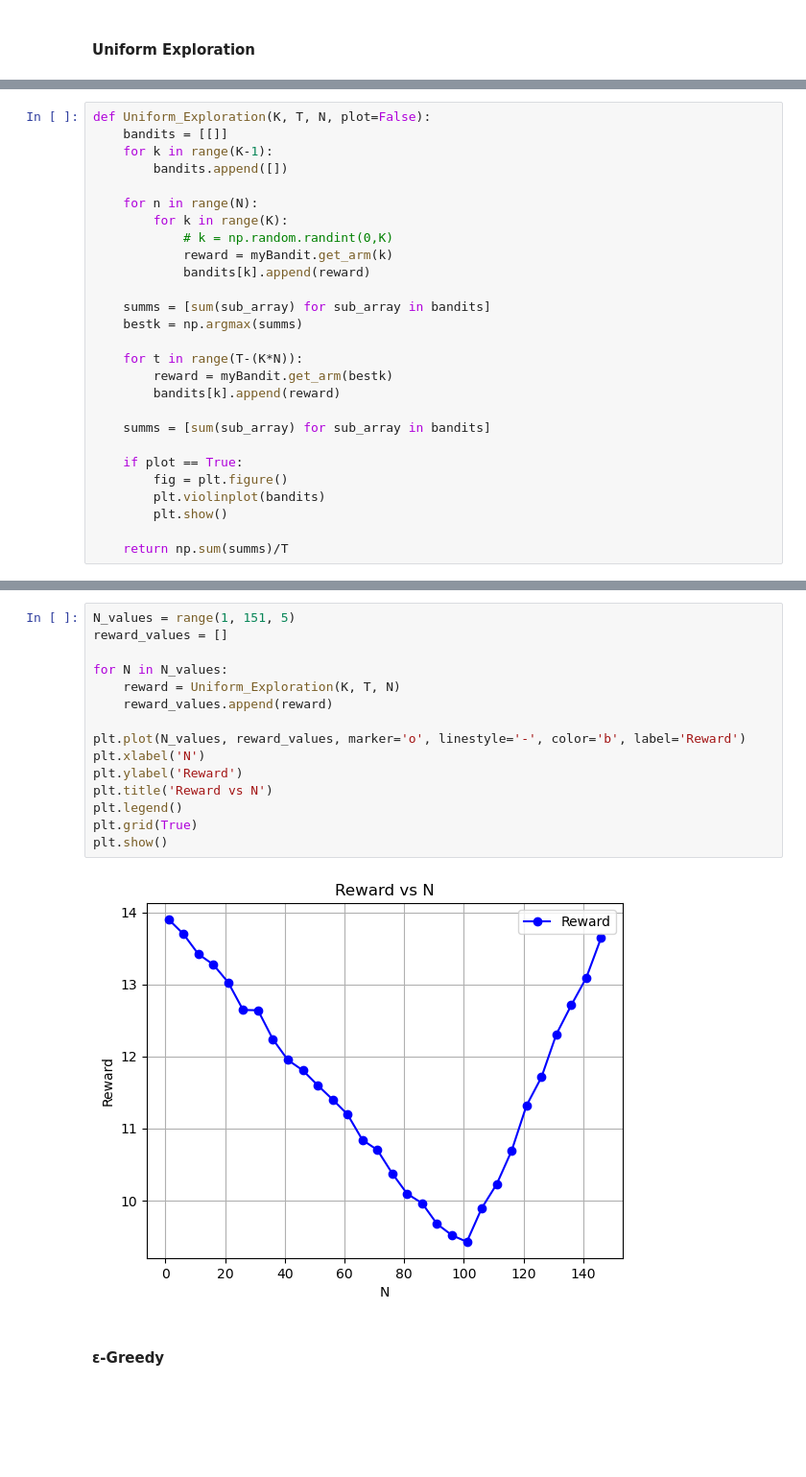
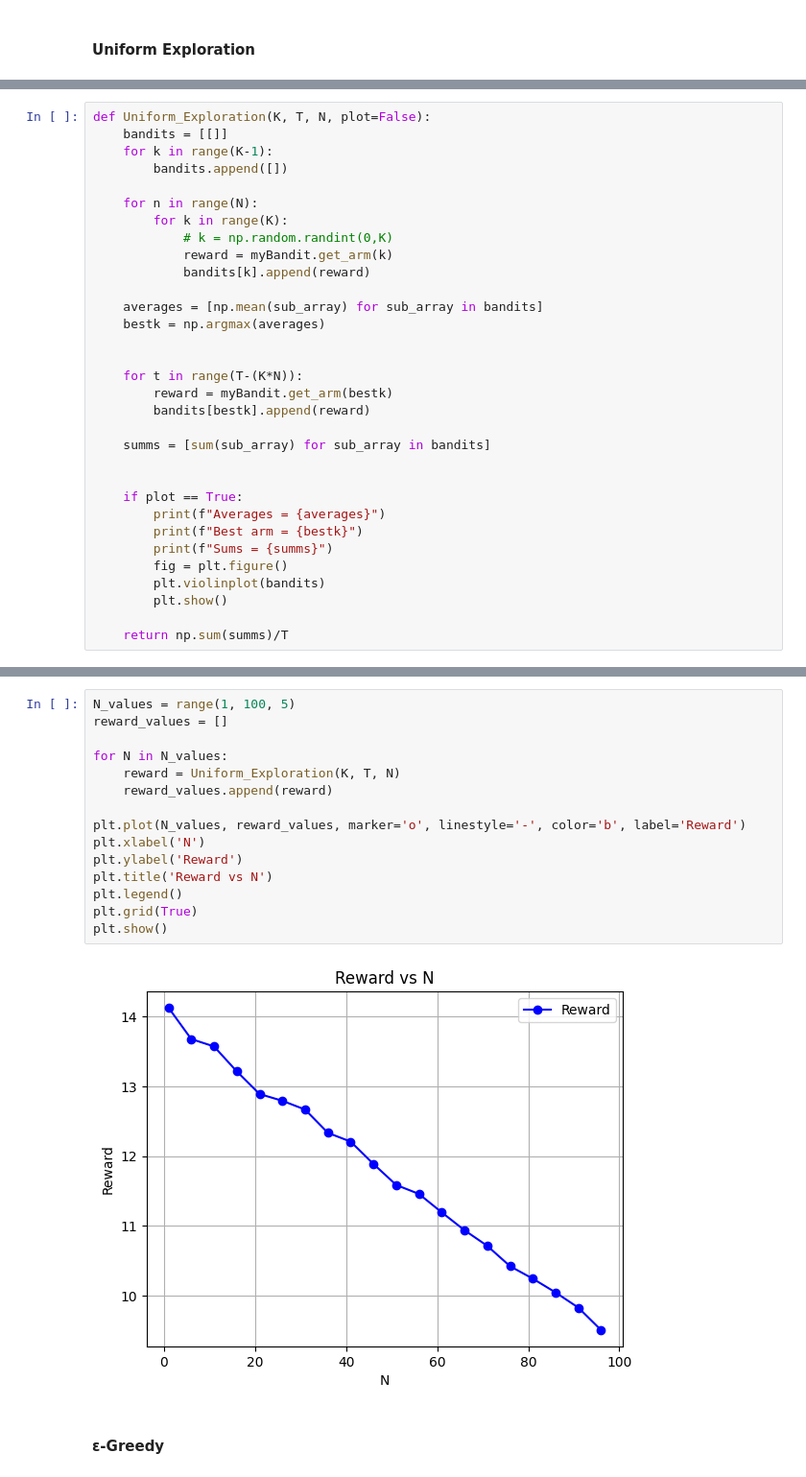
Before and after one commit to RodrigoFernandes-DA/TPs_Univ, a Jupyter notebook: RL/TP1_.ipynb, the cells around one changed output, grey strips where cells are left out. Shown at 96% size. Drawn from its saved outputs; the diff is of its cells as text; blank space fills up the shorter version.

```diff
--- a/RL/TP1_.ipynb
+++ b/RL/TP1_.ipynb
@@ -40,16 +40,21 @@ def Uniform_Exploration(K, T, N, plot=False):
             reward = myBandit.get_arm(k)
             bandits[k].append(reward)
 
-    summs = [sum(sub_array) for sub_array in bandits]
-    bestk = np.argmax(summs)
+    averages = [np.mean(sub_array) for sub_array in bandits]
+    bestk = np.argmax(averages)
+
 
     for t in range(T-(K*N)):
         reward = myBandit.get_arm(bestk)
-        bandits[k].append(reward)
+        bandits[bestk].append(reward)
 
     summs = [sum(sub_array) for sub_array in bandits]
 
+
     if plot == True:
+        print(f"Averages = {averages}")
+        print(f"Best arm = {bestk}")
+        print(f"Sums = {summs}")
         fig = plt.figure()
         plt.violinplot(bandits)
         plt.show()
@@ -65,20 +73,20 @@ reward = Uniform_Exploration(K, T, N, True)
 # %%
-N_values = range(1, 151, 5)
+N_values = range(1, 100, 5)
 reward_values = []
 
 for N in N_values:
     reward = Uniform_Exploration(K, T, N)
     reward_values.append(reward)
 
 plt.plot(N_values, reward_values, marker='o', linestyle='-', color='b', label='Reward')
 plt.xlabel('N')
 plt.ylabel('Reward')
 plt.title('Reward vs N')
 plt.legend()
 plt.grid(True)
 plt.show()
 # %% [output]
-[figure, old version]
+[figure, new version]
 # %% [markdown]
 #### ε-Greedy
 # %%
```
Also changed, not shown: parts of 10 cells of this notebook.
